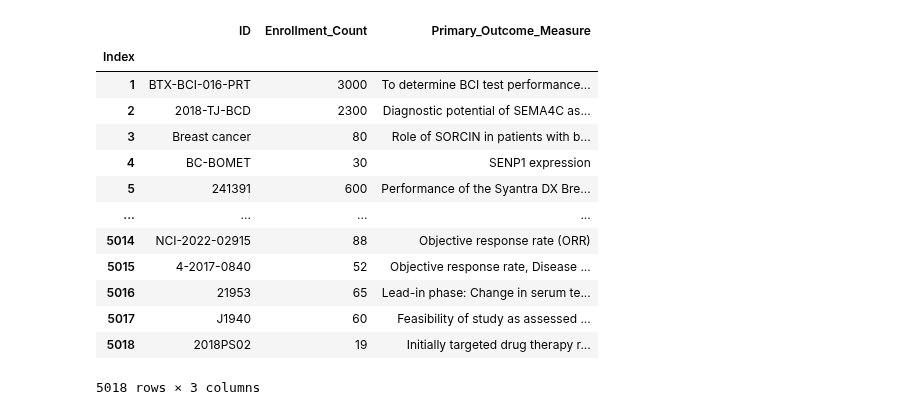
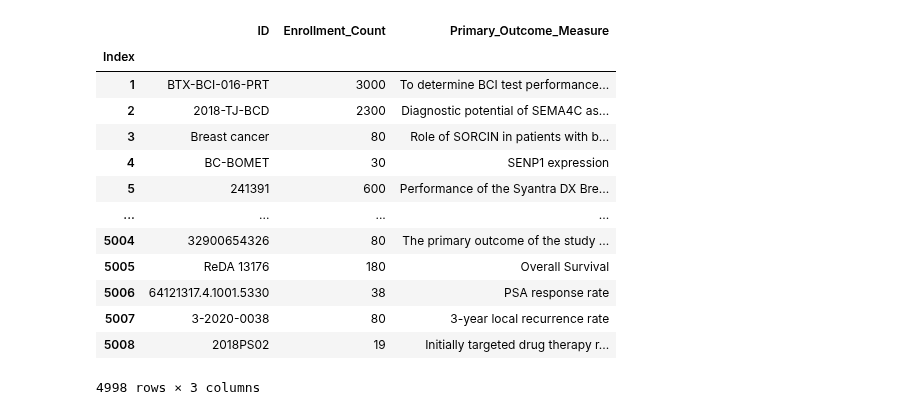
Before and after one commit to AnneLonero/Clinical_Trials_Research_Project, a Jupyter notebook: ETL Official.ipynb, the cells around one changed output. Cells and saved outputs as stored; diff of their text form; code cells hidden in the pictures.

Commit message:
should have removed duplicates

```diff
--- a/ETL Official.ipynb
+++ b/ETL Official.ipynb
@@ -228,24 +228,24 @@ clean_data(free_text_df, table_e_cols)
 # %%
 # Renaming the columns for table E and removing duplicates
 free_text_df.columns = ['ID', 'Enrollment_Count', 'Primary_Outcome_Measure']
 free_text_df.index.names = ['Index']
-free_text_df.drop_duplicates(subset=['ID'], keep='first')
+free_text_df = free_text_df.drop_duplicates(subset=['ID'], keep='first')
 free_text_df
 # %% [output]
 |  | ID | Enrollment_Count | Primary_Outcome_Measure |
 | Index |  |  |  |
 | 1 | BTX-BCI-016-PRT | 3000 | To determine BCI test performance... |
 | 2 | 2018-TJ-BCD | 2300 | Diagnostic potential of SEMA4C as... |
 | 3 | Breast cancer | 80 | Role of SORCIN in patients with b... |
 | 4 | BC-BOMET | 30 | SENP1 expression |
 | 5 | 241391 | 600 | Performance of the Syantra DX Bre... |
 | ... | ... | ... | ... |
-| 5014 | NCI-2022-02915 | 88 | Objective response rate (ORR) |
-| 5015 | 4-2017-0840 | 52 | Objective response rate, Disease ... |
-| 5016 | 21953 | 65 | Lead-in phase: Change in serum te... |
-| 5017 | J1940 | 60 | Feasibility of study as assessed ... |
-| 5018 | 2018PS02 | 19 | Initially targeted drug therapy r... |
+| 5004 | 32900654326 | 80 | The primary outcome of the study ... |
+| 5005 | ReDA 13176 | 180 | Overall Survival |
+| 5006 | 64121317.4.1001.5330 | 38 | PSA response rate |
+| 5007 | 3-2020-0038 | 80 | 3-year local recurrence rate |
+| 5008 | 2018PS02 | 19 | Initially targeted drug therapy r... |
-5018 rows × 3 columns
+4998 rows × 3 columns
 # %%
 # Export DataFrames as csv files
 study_method_df.to_csv('Tables/study_method_df.csv',index=False)
```
Also changed, not shown: parts of 4 cells of this notebook, 5 other files.
